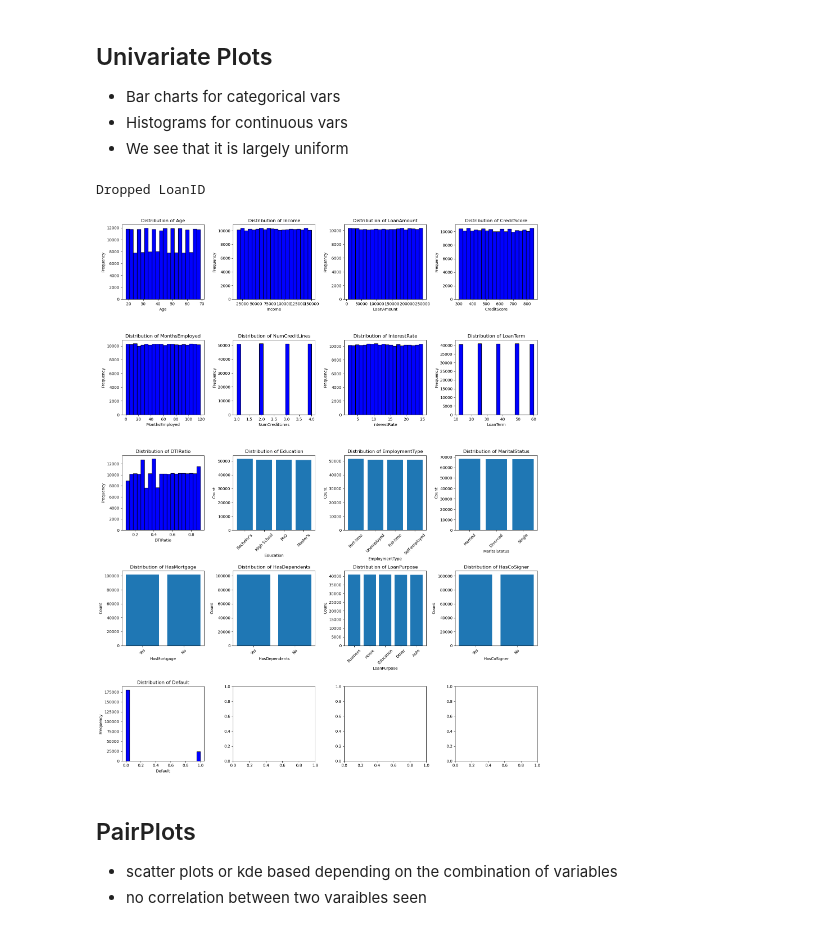
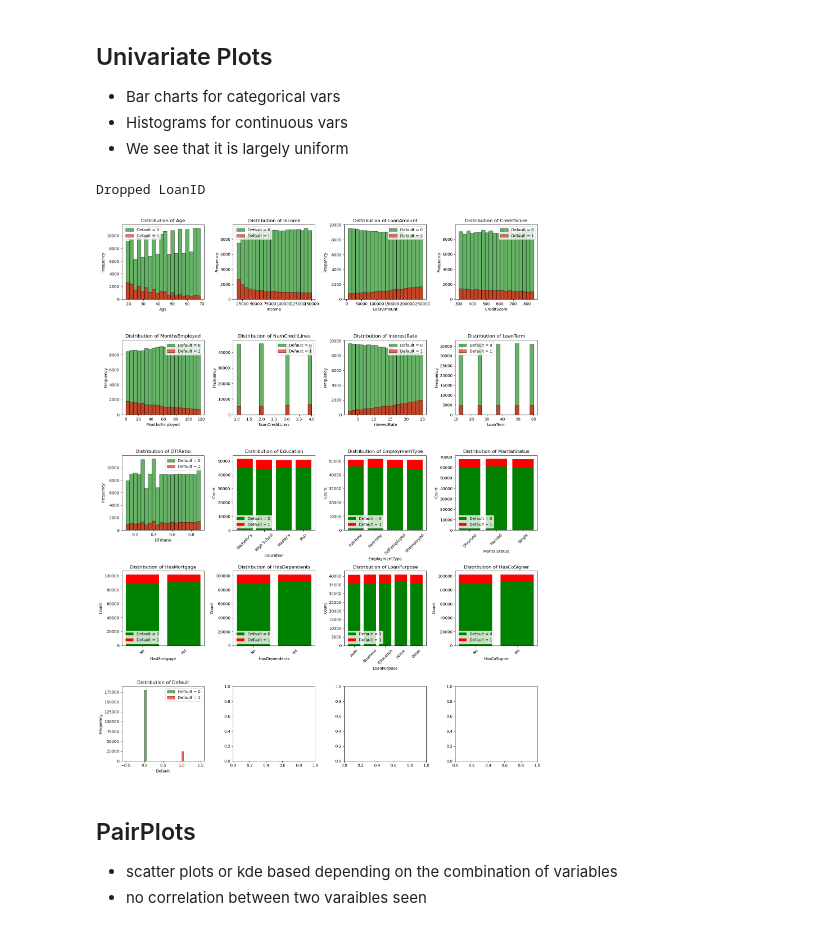
Before and after one commit to KushalSuvan/credit-default-predictor, a Jupyter notebook: preproc_and_eda.ipynb, the cells around one changed output. Cells and saved outputs as stored; diff of their text form; code cells hidden in the pictures.

```diff
--- a/preproc_and_eda.ipynb
+++ b/preproc_and_eda.ipynb
@@ -56,7 +56,50 @@ no correlation between Income and Default by seeing scatter plot
 - Histograms for continuous vars
 - We see that it is largely uniform
 # %%
-# this cell will focus on making univariate plots
+# # this cell will focus on making univariate plots
+# import pandas as pd
+# import numpy as np
+# import matplotlib.pyplot as plt
+
+# df = pd.read_csv('./data/train.csv')
+
+# if 'LoanID' in df.columns:
+#     df = df.drop(columns=['LoanID'])
+#     print('Dropped LoanID')
+
+# # df = df[df['Default'] == 1]
+# num_columns = len(df.columns)
+
+# # Set up a figure with an adjustable size and grid layout (e.g., 4 columns per row)
+# fig, ax = plt.subplots(nrows=(num_columns // 4) + (num_columns % 4 > 0), ncols=4, figsize=(16, 4 * ((num_columns // 4) + 1)))
+# ax = ax.flatten()  # Flatten the 2D array of axes into a 1D array for easier indexing
+
+# # Loop through the columns and create the plots
+# for i, column in enumerate(df.columns):
+#     if df[column].dtype == 'object':  # if the column is categorical we need bar
+#         category_counts = df[column].value_counts()
+
+#         ax[i].bar(category_counts.index, category_counts.values)
+#         ax[i].set_title(f'Distribution of {column}')
+#         ax[i].set_xlabel(column)
+#         ax[i].set_ylabel('Count')
+
+#         # Rotate x-axis labels for better readability (if necessary)
+#         ax[i].tick_params(axis='x', rotation=45)
+
+#     else:  # ow use histogram
+#         ax[i].hist(df[column].dropna(), bins=20, color='blue', edgecolor='black')
+#         ax[i].set_title(f'Distribution of {column}')
+#         ax[i].set_xlabel(column)
+#         ax[i].set_ylabel('Frequency')
+
+# # Adjust layout to prevent overlap of subplots
+# plt.tight_layout()
+
+# # Show the plots
+# plt.show()
+
+
 import pandas as pd
 import numpy as np
 import matplotlib.pyplot as plt
@@ -66,40 +109,64 @@ df = pd.read_csv('./data/train.csv')
 if 'LoanID' in df.columns:
     df = df.drop(columns=['LoanID'])
     print('Dropped LoanID')
 
+# Set up a figure with an adjustable size and grid layout (e.g., 4 columns per row)
 num_columns = len(df.columns)
 
-# Set up a figure with an adjustable size and grid layout (e.g., 4 columns per row)
+# Set up the subplots layout
 fig, ax = plt.subplots(nrows=(num_columns // 4) + (num_columns % 4 > 0), ncols=4, figsize=(16, 4 * ((num_columns // 4) + 1)))
 ax = ax.flatten()  # Flatten the 2D array of axes into a 1D array for easier indexing
 
 # Loop through the columns and create the plots
 for i, column in enumerate(df.columns):
-    if df[column].dtype == 'object':  # if the column is categorical we need bar
-        category_counts = df[column].value_counts()
+    if df[column].dtype == 'object':  # If the column is categorical
+        # Group by the category and 'Default' to count occurrences of each combination
+        category_counts = df.groupby([column, 'Default']).size().unstack(fill_value=0)
 
-        ax[i].bar(category_counts.index, category_counts.values)
+        # Separate the counts based on Default (0 or 1)
+        category_counts_0 = category_counts.get(0, 0)  # Default == 0
+        category_counts_1 = category_counts.get(1, 0)  # Default == 1
+
+        # Plot the stacked bars: Default == 1 (red) and Default == 0 (green)
+        ax[i].bar(category_counts.index, category_counts_0, color='green', label='Default = 0')
+        ax[i].bar(category_counts.index, category_counts_1, color='red', label='Default = 1', bottom=category_counts_0)
+
+        # Set titles and labels
         ax[i].set_title(f'Distribution of {column}')
         ax[i].set_xlabel(column)
         ax[i].set_ylabel('Count')
 
         # Rotate x-axis labels for better readability (if necessary)
         ax[i].tick_params(axis='x', rotation=45)
 
-    else:  # ow use histogram
-        ax[i].hist(df[column].dropna(), bins=20, color='blue', edgecolor='black')
+        # Add legend
+        ax[i].legend()
+
+    else:  # If the column is numeric, use histogram
+        # Split the data into two groups based on the 'Default' column
+        df_0 = df[df['Default'] == 0][column].dropna()  # Default = 0
+        df_1 = df[df['Default'] == 1][column].dropna()  # Default = 1
+
+        # Plot histograms for Default = 0 (green) and Default = 1 (red)
+        ax[i].hist(df_0, bins=20, color='green', edgecolor='black', alpha=0.6, label='Default = 0')
+        ax[i].hist(df_1, bins=20, color='red', edgecolor='black', alpha=0.6, label='Default = 1')
+
+        # Set titles and labels
         ax[i].set_title(f'Distribution of {column}')
         ax[i].set_xlabel(column)
         ax[i].set_ylabel('Frequency')
+
+        # Add legend
+        ax[i].legend()
 
 # Adjust layout to prevent overlap of subplots
 plt.tight_layout()
 
 # Show the plots
 plt.show()
 # %% [output]
 Dropped LoanID
-[figure, old version]
+[figure, new version]
 # %% [markdown]
 ## PairPlots
 - scatter plots or kde based depending on the combination of variables
```
Also changed, not shown: 7 other files.
